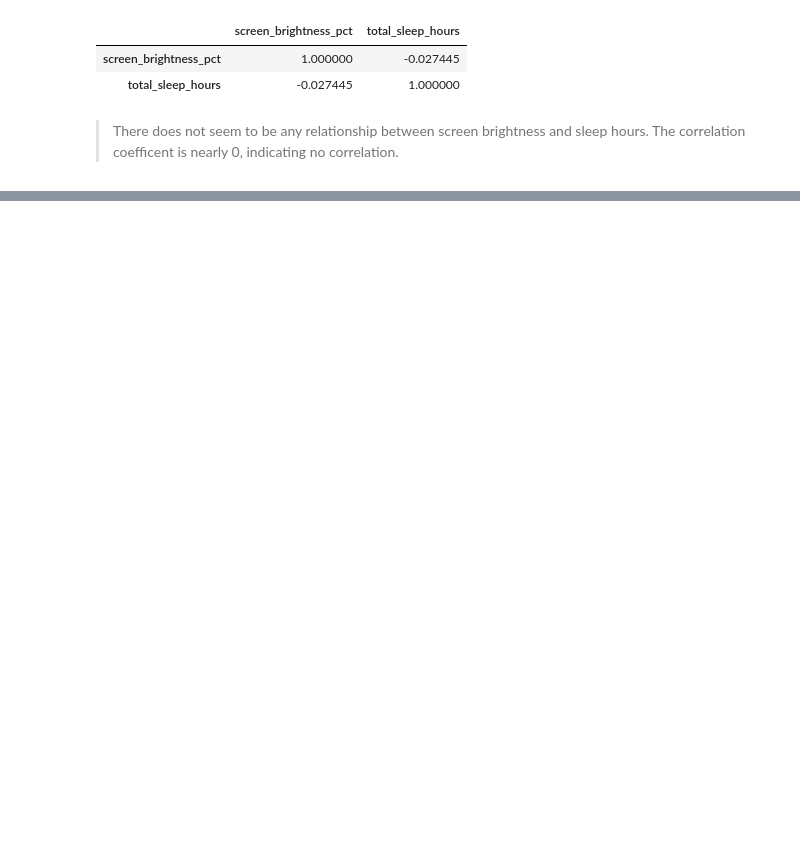
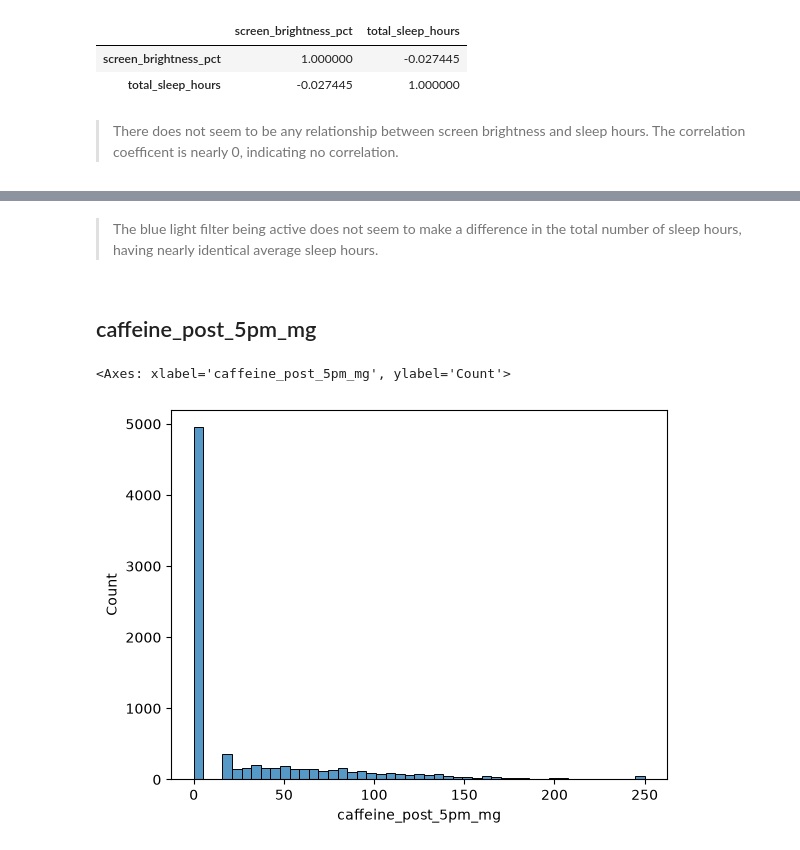
Before and after one commit to danielphilip12/Sleep-Debt, a Jupyter notebook: notebooks/01_eda.ipynb, the cells around one changed output, grey strips where cells are left out. Saved outputs shown, nothing was run; the diff lists cells and outputs as text; code cells hidden in the pictures; blank space fills up the shorter version.

```diff
--- a/notebooks/01_eda.ipynb
+++ b/notebooks/01_eda.ipynb
@@ -301,0 +321,9 @@ df[['screen_brightness_pct', 'total_sleep_hours']].corr()
+# %% [markdown]
+> The blue light filter being active does not seem to make a difference in the total number of sleep hours, having nearly identical average sleep hours.
+# %% [markdown]
+## caffeine_post_5pm_mg
+# %%
+sns.histplot(data=df, x='caffeine_post_5pm_mg')
+# %% [output]
+<Axes: xlabel='caffeine_post_5pm_mg', ylabel='Count'>
+[figure, added]
```
Also changed, not shown: parts of 10 cells of this notebook.
